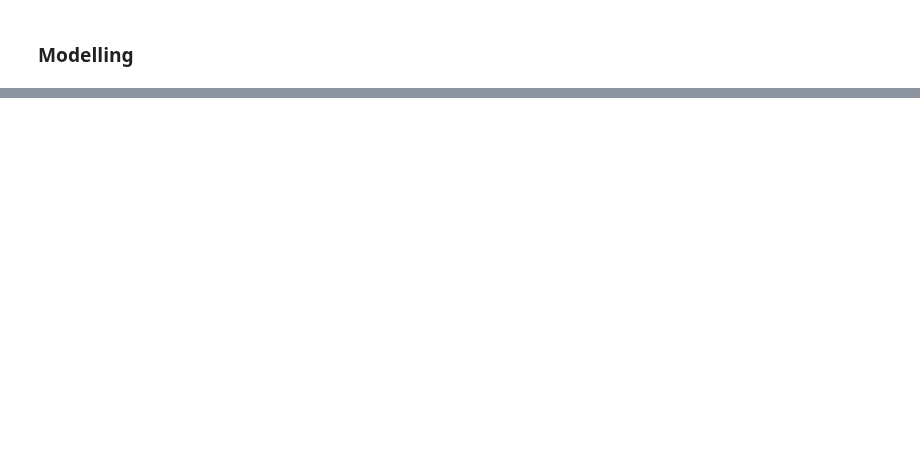
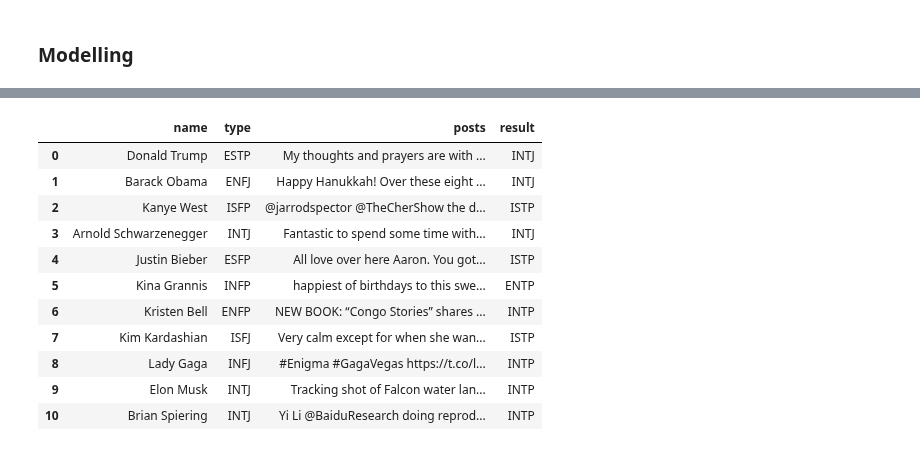
Before and after one commit to esharma3/myers-briggs-personality-prediction, a Jupyter notebook: individual work/06_final_model_ekta.ipynb, the cells around one changed output, grey strips where cells are left out. Cells and saved outputs as stored; diff of their text form; code cells hidden in the pictures; blank space fills up the shorter version.

Commit message:
first successful test run

```diff
--- a/individual work/06_final_model_ekta.ipynb
+++ b/individual work/06_final_model_ekta.ipynb
@@ -310,7 +310,7 @@ def get_counts(personality_data):
 def vectorize(personality_data):
 
     tfidf_vectorizer = TfidfVectorizer(
-        min_df=0.05, max_df=0.85, analyzer="word", ngram_range=(1, 2)
+        min_df=0.05, max_df=0.85, analyzer="word", ngram_range=(1, 2), max_features=1500
     )
     tfidf_words = tfidf_vectorizer.fit_transform(personality_data["clean_posts"])
 
@@ -501,0 +390,30 @@ ValueError: operands could not be broadcast together with shapes (11,6836) (1504
+# %%
+def combine_classes(y_pred1, y_pred2, y_pred3, y_pred4):
+
+    combined = []
+    for i in range(len(y_pred1)):
+        combined.append(
+            str(y_pred1[i]) + str(y_pred2[i]) + str(y_pred3[i]) + str(y_pred4[i])
+        )
+
+    result = trace_back(combined)
+    return result
+
+
+def trace_back(combined):
+
+    type_list = [
+    {"0": "I", "1": "E"},
+    {"0": "N", "1": "S"},
+    {"0": "F", "1": "T"},
+    {"0": "P", "1": "J"},
+    ]
+
+    result = []
+    for num in combined:
+        s = ""
+        for i in range(len(num)):
+            s += type_list[i][num[i]]
+        result.append(s)
+
+    return result
@@ -501,0 +458,9 @@ ValueError: operands could not be broadcast together with shapes (11,6836) (1504
+# %%
+if __name__ == "__main__":
+
+    predictions = predict("../data/test_data.csv")
+    y_truth = pd.read_csv("../data/test_data.csv")["type"].values
+
+    print("\n")
+    print(y_truth)
+    print(predictions)
@@ -501,0 +483,16 @@ ValueError: operands could not be broadcast together with shapes (11,6836) (1504
+# %%
+df["result"] = predictions
+df
+# %% [output]
+|  | name | type | posts | result |
+| 0 | Donald Trump | ESTP | My thoughts and prayers are with ... | INTJ |
+| 1 | Barack Obama | ENFJ | Happy Hanukkah! Over these eight ... | INTJ |
+| 2 | Kanye West | ISFP | @jarrodspector @TheCherShow the d... | ISTP |
+| 3 | Arnold Schwarzenegger | INTJ | Fantastic to spend some time with... | INTJ |
+| 4 | Justin Bieber | ESFP | All love over here Aaron. You got... | ISTP |
+| 5 | Kina Grannis | INFP | happiest of birthdays to this swe... | ENTP |
+| 6 | Kristen Bell | ENFP | NEW BOOK: “Congo Stories” shares ... | INTP |
+| 7 | Kim Kardashian | ISFJ | Very calm except for when she wan... | ISTP |
+| 8 | Lady Gaga | INFJ | #Enigma #GagaVegas https://t.co/l... | INTP |
+| 9 | Elon Musk | INTJ | Tracking shot of Falcon water lan... | INTP |
+| 10 | Brian Spiering | INTJ | Yi Li @BaiduResearch doing reprod... | INTP |
```
Also changed, not shown: parts of 14 cells of this notebook.
